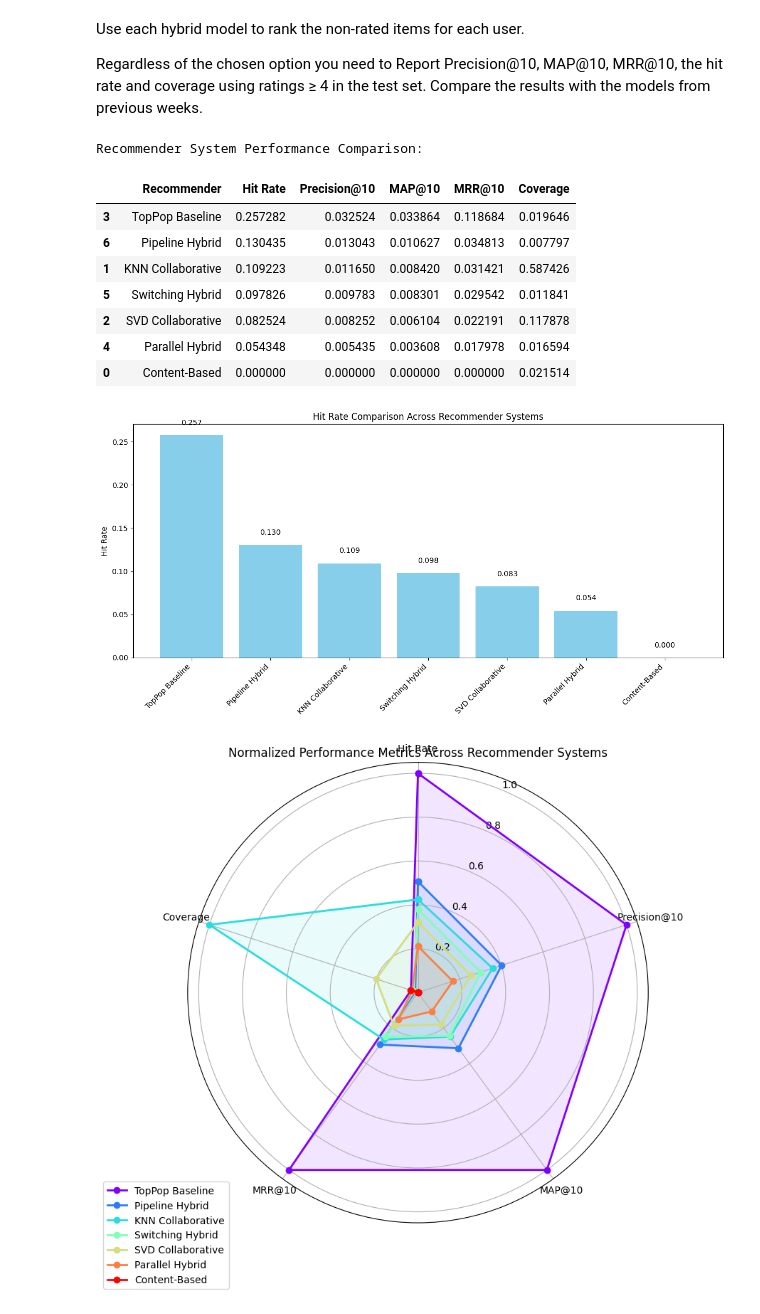
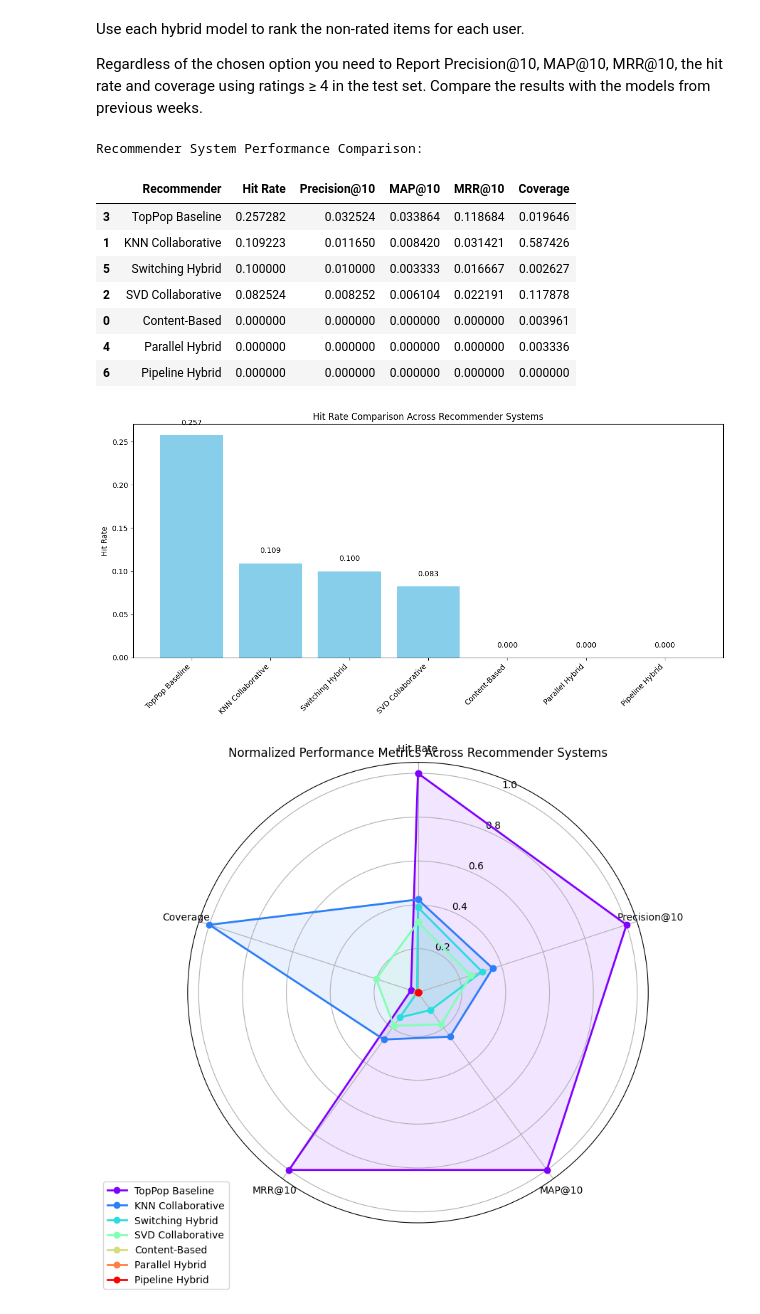
Before and after one commit to davide-marchi/Web-Raccomender-Systems, a Jupyter notebook: Project/Project Week 07-08.ipynb, the cells around one changed output. Drawn from its saved outputs; the diff is of its cells as text; code cells hidden in the pictures.

Commit message:
Content based only missing mistake?

```diff
--- a/Project/Project Week 07-08.ipynb
+++ b/Project/Project Week 07-08.ipynb
@@ -995,7 +995,7 @@ for item in item_profiles:
     item_norms[item] = norm(vec)
 
 # Use the unique users from sample_df instead of the first 5 users.
-sample_users = test_df['user_id'].drop_duplicates().sample(n=100, random_state=42).tolist()
+sample_users = test_df['user_id'].drop_duplicates().sample(n=10, random_state=42).tolist()
 
 recs_sample = {}
 all_items = set(item_profiles.keys())
@@ -1341,7 +1276,7 @@ systems["Parallel Hybrid"] = parallel_results
 systems["Switching Hybrid"] = switching_results
 
 # For Pipeline hybrid, use the specific result with multiplier=2 instead of the whole dictionary
-systems["Pipeline Hybrid"] = pipeline_results[2]  # Extract the result for multiplier=2
+systems["Pipeline Hybrid"] = pipeline_results
 
 # Create a DataFrame to display the comparison
 metrics_df = pd.DataFrame({
@@ -1387,36 +1322,36 @@ for metric in metrics:
 
 # Radar chart
 colors = cm.rainbow(np.linspace(0, 1, len(systems)))
 
 plt.figure(figsize=(10, 8))
 angles = np.linspace(0, 2*np.pi, len(metrics), endpoint=False).tolist()
 angles += angles[:1]  # Close the loop
 
 ax = plt.subplot(111, polar=True)
 ax.set_theta_offset(np.pi / 2)
 ax.set_theta_direction(-1)
 
 plt.xticks(angles[:-1], metrics)
 
 for i, system in enumerate(normalized_df["Recommender"]):
     values = normalized_df.loc[normalized_df["Recommender"] == system, metrics].values.flatten().tolist()
     values += values[:1]  # Close the loop
     ax.plot(angles, values, 'o-', linewidth=2, label=system, color=colors[i])
     ax.fill(angles, values, alpha=0.1, color=colors[i])
 
 plt.legend(loc='upper right', bbox_to_anchor=(0.1, 0.1))
 plt.title("Normalized Performance Metrics Across Recommender Systems")
 plt.tight_layout()
 plt.show()
 # %% [output]
 Recommender System Performance Comparison:
 |  | Recommender | Hit Rate | Precision@10 | MAP@10 | MRR@10 | Coverage |
 | 3 | TopPop Baseline | 0.257282 | 0.032524 | 0.033864 | 0.118684 | 0.019646 |
-| 6 | Pipeline Hybrid | 0.130435 | 0.013043 | 0.010627 | 0.034813 | 0.007797 |
 | 1 | KNN Collaborative | 0.109223 | 0.011650 | 0.008420 | 0.031421 | 0.587426 |
-| 5 | Switching Hybrid | 0.097826 | 0.009783 | 0.008301 | 0.029542 | 0.011841 |
+| 5 | Switching Hybrid | 0.100000 | 0.010000 | 0.003333 | 0.016667 | 0.002627 |
 | 2 | SVD Collaborative | 0.082524 | 0.008252 | 0.006104 | 0.022191 | 0.117878 |
-| 4 | Parallel Hybrid | 0.054348 | 0.005435 | 0.003608 | 0.017978 | 0.016594 |
-| 0 | Content-Based | 0.000000 | 0.000000 | 0.000000 | 0.000000 | 0.021514 |
+| 0 | Content-Based | 0.000000 | 0.000000 | 0.000000 | 0.000000 | 0.003961 |
+| 4 | Parallel Hybrid | 0.000000 | 0.000000 | 0.000000 | 0.000000 | 0.003336 |
+| 6 | Pipeline Hybrid | 0.000000 | 0.000000 | 0.000000 | 0.000000 | 0.000000 |
-[figure, old version]
+[figure, new version]
-[figure, old version]
+[figure, new version]
```
Also changed, not shown: parts of 5 cells of this notebook, 1 other file.
